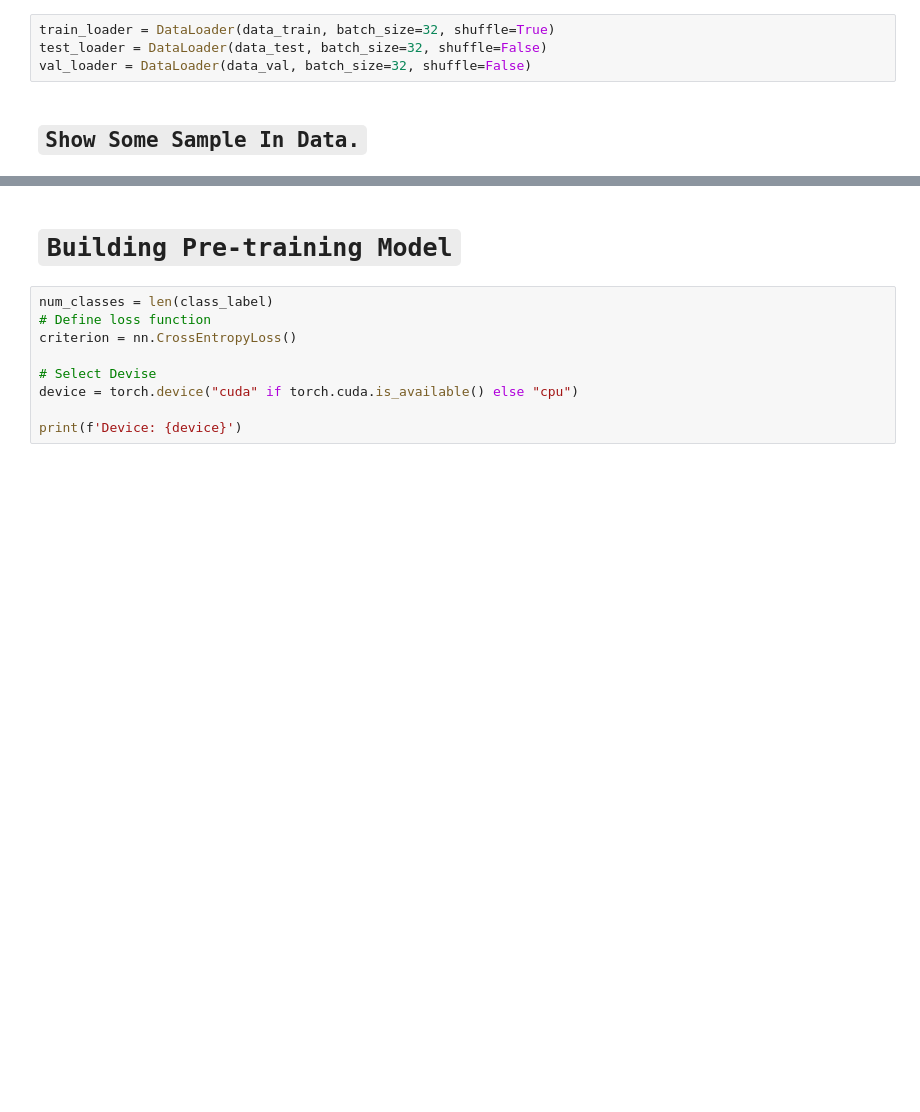
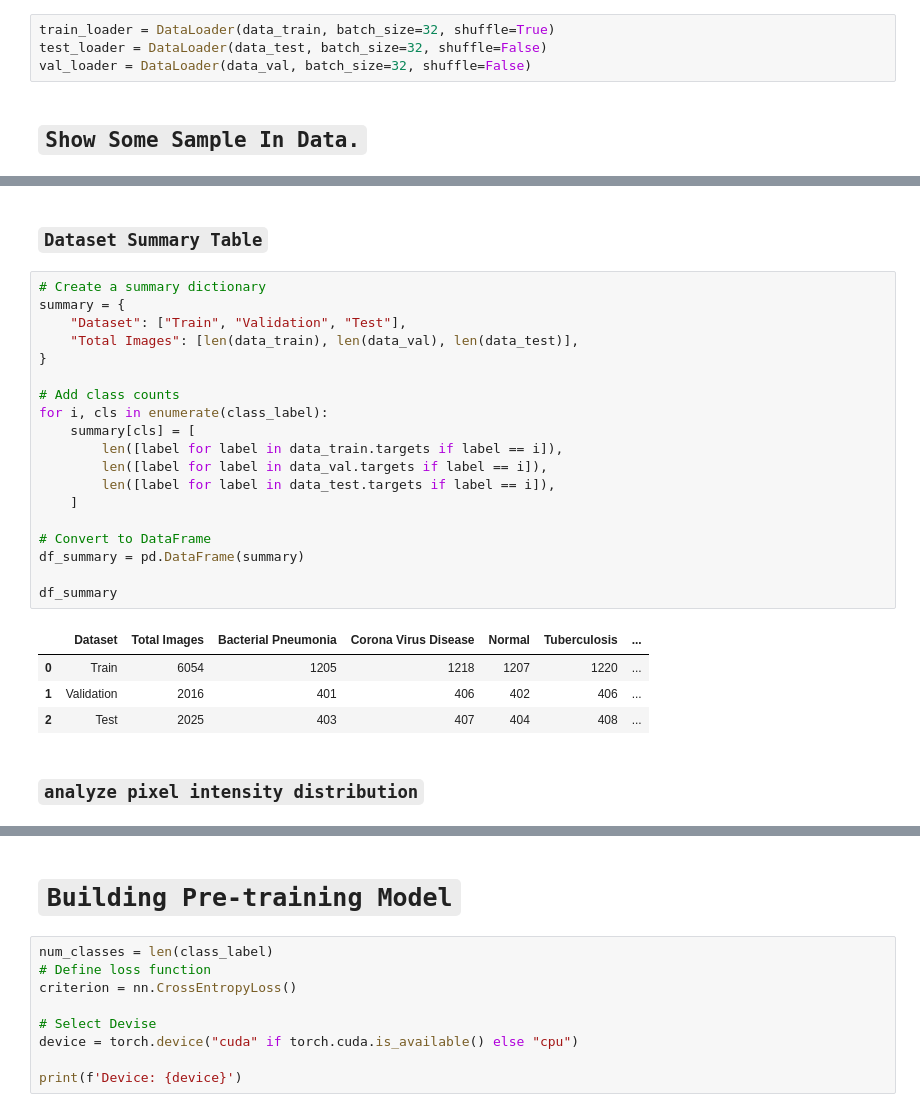
Before and after one commit to Osama-Abo-Bakr/Chest_X-ray_Detection, a Jupyter notebook: DL_Final_project.ipynb, the cells around one changed output, grey strips where cells are left out. Cells and saved outputs as stored; diff of their text form; blank space fills up the shorter version.

```diff
--- a/DL_Final_project.ipynb
+++ b/DL_Final_project.ipynb
@@ -192,0 +230,28 @@ plt.show()
+# %% [markdown]
+### `Dataset Summary Table`
+# %%
+# Create a summary dictionary
+summary = {
+    "Dataset": ["Train", "Validation", "Test"],
+    "Total Images": [len(data_train), len(data_val), len(data_test)],
+}
+
+# Add class counts
+for i, cls in enumerate(class_label):
+    summary[cls] = [
+        len([label for label in data_train.targets if label == i]),
+        len([label for label in data_val.targets if label == i]),
+        len([label for label in data_test.targets if label == i]),
+    ]
+
+# Convert to DataFrame
+df_summary = pd.DataFrame(summary)
+
+df_summary
+# %% [output]
+|  | Dataset | Total Images | Bacterial Pneumonia | Corona Virus Disease | Normal | Tuberculosis | ... |
+| 0 | Train | 6054 | 1205 | 1218 | 1207 | 1220 | ... |
+| 1 | Validation | 2016 | 401 | 406 | 402 | 406 | ... |
+| 2 | Test | 2025 | 403 | 407 | 404 | 408 | ... |
+# %% [markdown]
+### `analyze pixel intensity distribution`
```
Also changed, not shown: parts of 12 cells of this notebook.
